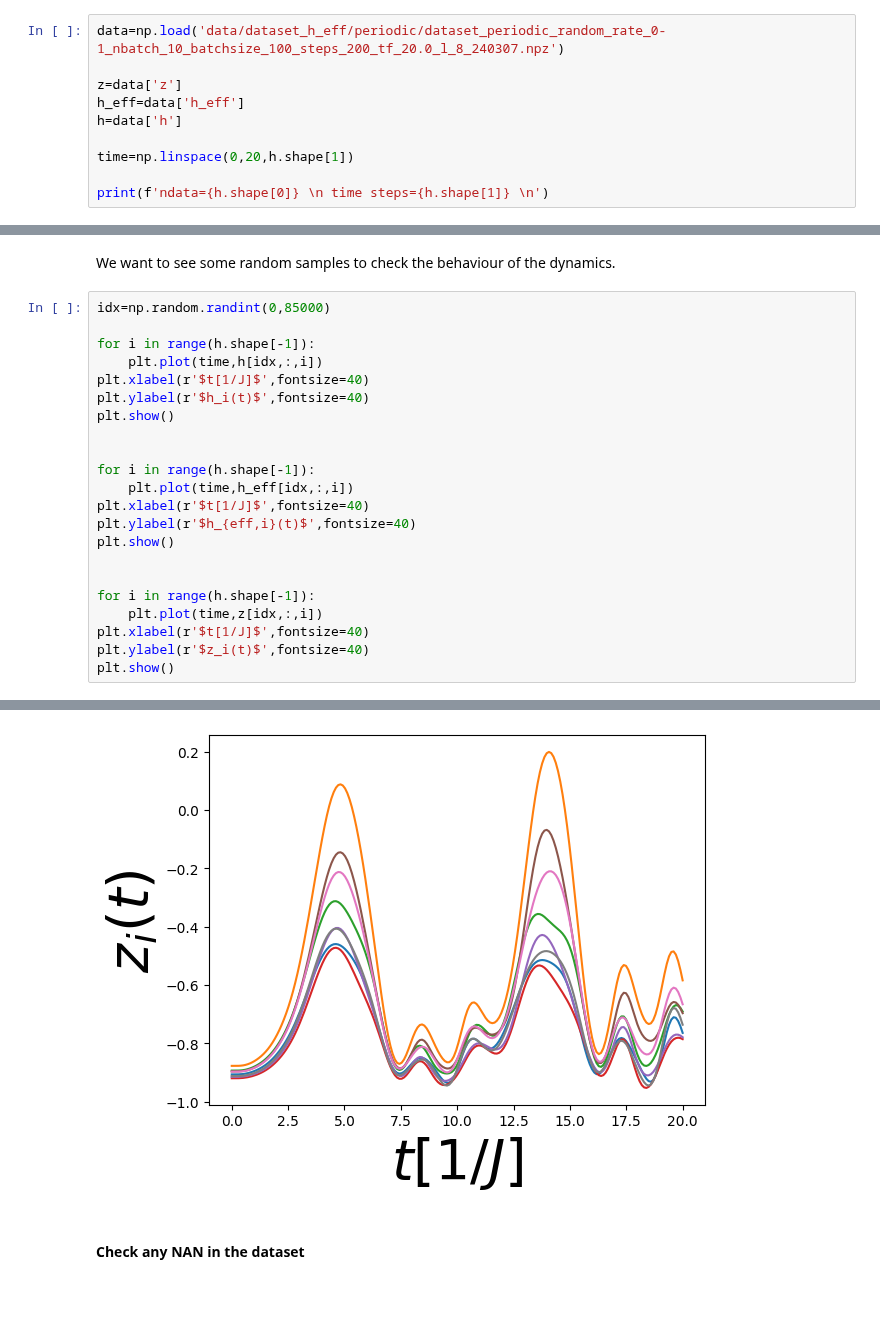
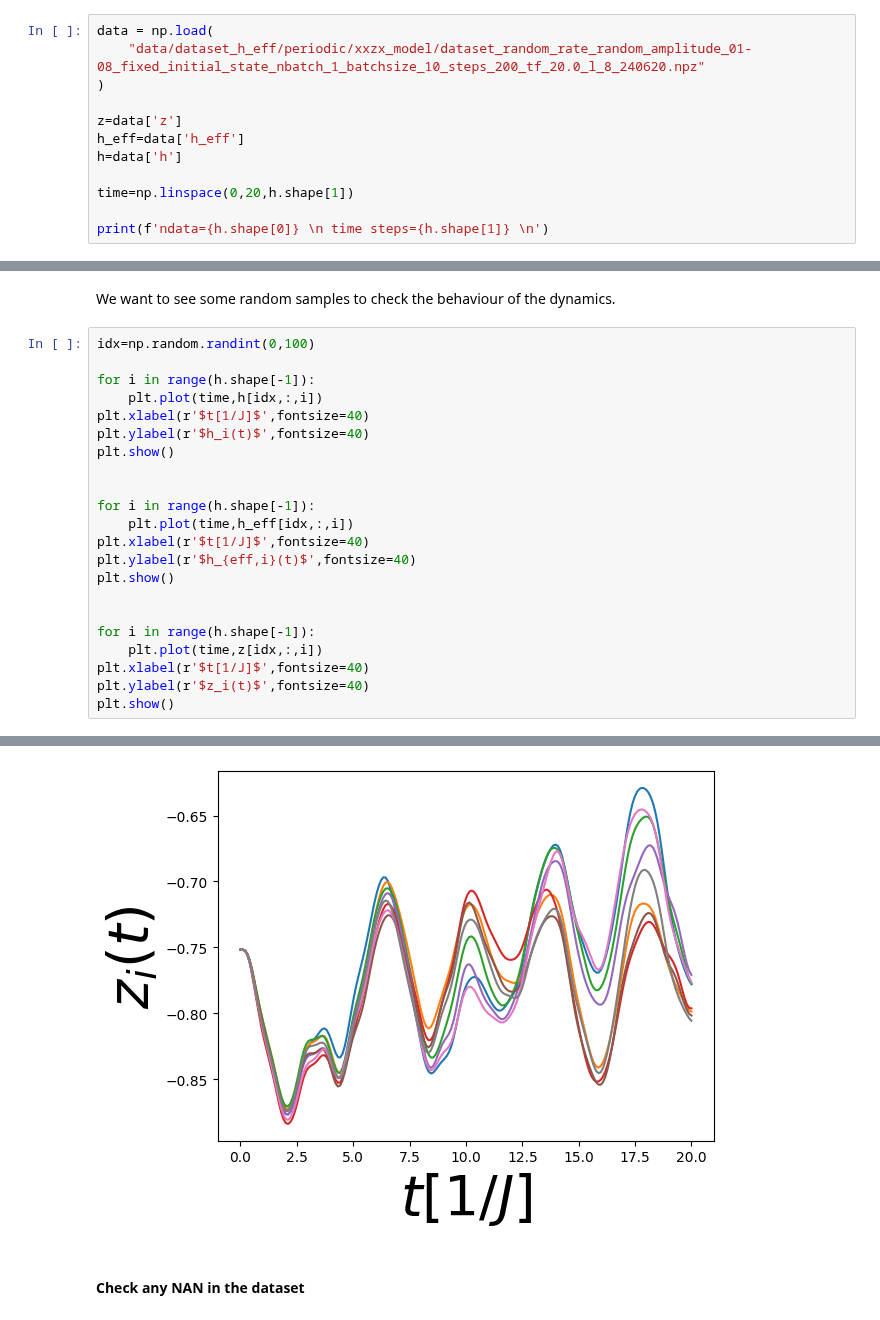
Before and after one commit to emacosta95/DL-VLM, a Jupyter notebook: Dataset_analysis.ipynb, the cells around one changed output, grey strips where cells are left out. Saved outputs shown, nothing was run; the diff lists cells and outputs as text.

Commit message:
make the training dataset smart

```diff
--- a/Dataset_analysis.ipynb
+++ b/Dataset_analysis.ipynb
@@ -12,7 +12,9 @@ import matplotlib.pyplot as plt
 # %% [markdown]
 #### Parameters
 # %%
-data=np.load('data/dataset_h_eff/periodic/dataset_periodic_random_rate_0-1_nbatch_10_batchsize_100_steps_200_tf_20.0_l_8_240307.npz')
+data = np.load(
+    "data/dataset_h_eff/periodic/xxzx_model/dataset_random_rate_random_amplitude_01-08_fixed_initial_state_nbatch_1_batchsize_10_steps_200_tf_20.0_l_8_240620.npz"
+)
 
 z=data['z']
 h_eff=data['h_eff']
@@ -51,7 +54,7 @@ plt.show()
 # %% [markdown]
 We want to see some random samples to check the behaviour of the dynamics.
 # %%
-idx=np.random.randint(0,85000)
+idx=np.random.randint(0,100)
 
 for i in range(h.shape[-1]):
     plt.plot(time,h[idx,:,i])
@@ -78,4 +81,4 @@ plt.show()
-[figure, old version]
+[figure, new version]
 # %% [markdown]
 #### Check any NAN in the dataset
 # %% [markdown]
```
Also changed, not shown: parts of 3 cells of this notebook, 4 other files.
